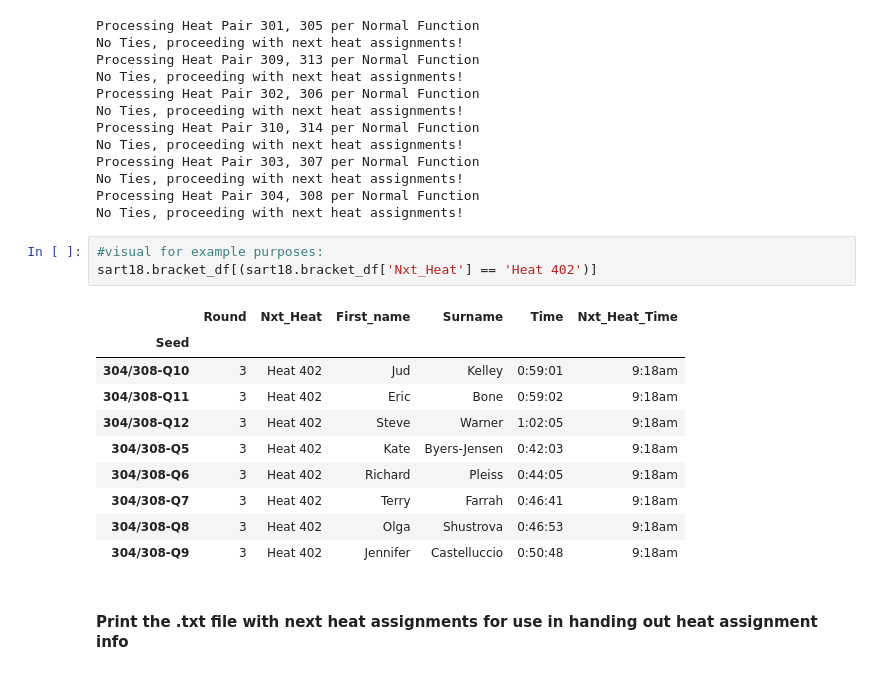
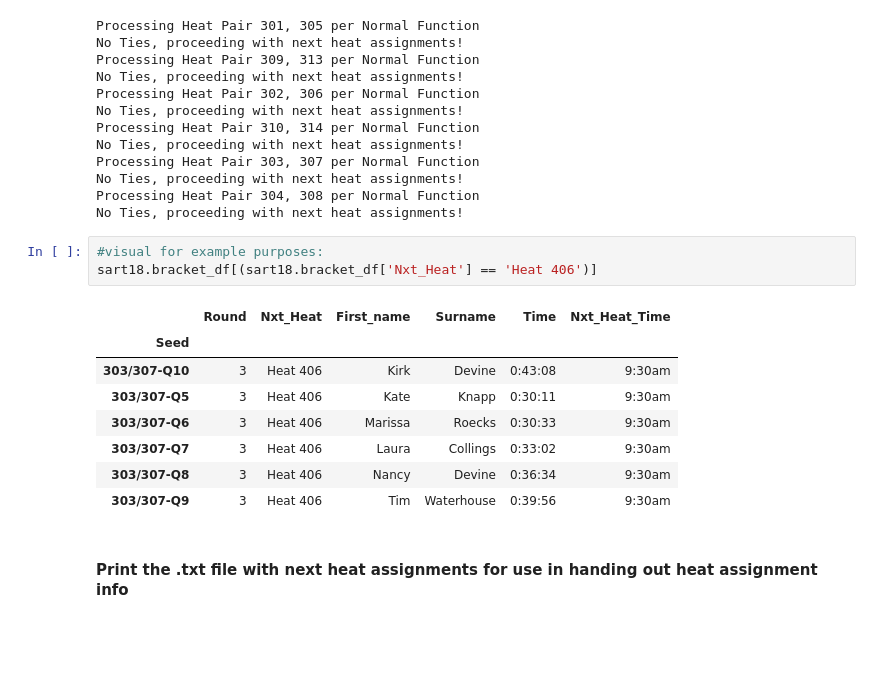
Before and after one commit to gcnuss/SART_Automation, a Jupyter notebook: 2018_SART_58.ipynb, the cells around one changed output. Drawn from its saved outputs; the diff is of its cells as text; blank space fills up the shorter version.

```diff
--- a/2018_SART_58.ipynb
+++ b/2018_SART_58.ipynb
@@ -725,18 +725,16 @@ Processing Heat Pair 304, 308 per Normal Function
 No Ties, proceeding with next heat assignments!
 # %%
 #visual for example purposes:
-sart18.bracket_df[(sart18.bracket_df['Nxt_Heat'] == 'Heat 402')]
+sart18.bracket_df[(sart18.bracket_df['Nxt_Heat'] == 'Heat 406')]
 # %% [output]
 |  | Round | Nxt_Heat | First_name | Surname | Time | Nxt_Heat_Time |
 | Seed |  |  |  |  |  |  |
-| 304/308-Q10 | 3 | Heat 402 | Jud | Kelley | 0:59:01 | 9:18am |
-| 304/308-Q11 | 3 | Heat 402 | Eric | Bone | 0:59:02 | 9:18am |
-| 304/308-Q12 | 3 | Heat 402 | Steve | Warner | 1:02:05 | 9:18am |
-| 304/308-Q5 | 3 | Heat 402 | Kate | Byers-Jensen | 0:42:03 | 9:18am |
-| 304/308-Q6 | 3 | Heat 402 | Richard | Pleiss | 0:44:05 | 9:18am |
-| 304/308-Q7 | 3 | Heat 402 | Terry | Farrah | 0:46:41 | 9:18am |
-| 304/308-Q8 | 3 | Heat 402 | Olga | Shustrova | 0:46:53 | 9:18am |
-| 304/308-Q9 | 3 | Heat 402 | Jennifer | Castelluccio | 0:50:48 | 9:18am |
+| 303/307-Q10 | 3 | Heat 406 | Kirk | Devine | 0:43:08 | 9:30am |
+| 303/307-Q5 | 3 | Heat 406 | Kate | Knapp | 0:30:11 | 9:30am |
+| 303/307-Q6 | 3 | Heat 406 | Marissa | Roecks | 0:30:33 | 9:30am |
+| 303/307-Q7 | 3 | Heat 406 | Laura | Collings | 0:33:02 | 9:30am |
+| 303/307-Q8 | 3 | Heat 406 | Nancy | Devine | 0:36:34 | 9:30am |
+| 303/307-Q9 | 3 | Heat 406 | Tim | Waterhouse | 0:39:56 | 9:30am |
 # %% [markdown]
 #### Print the .txt file with next heat assignments for use in handing out heat assignment info
 # %%
```
Also changed, not shown: parts of 21 cells of this notebook.
